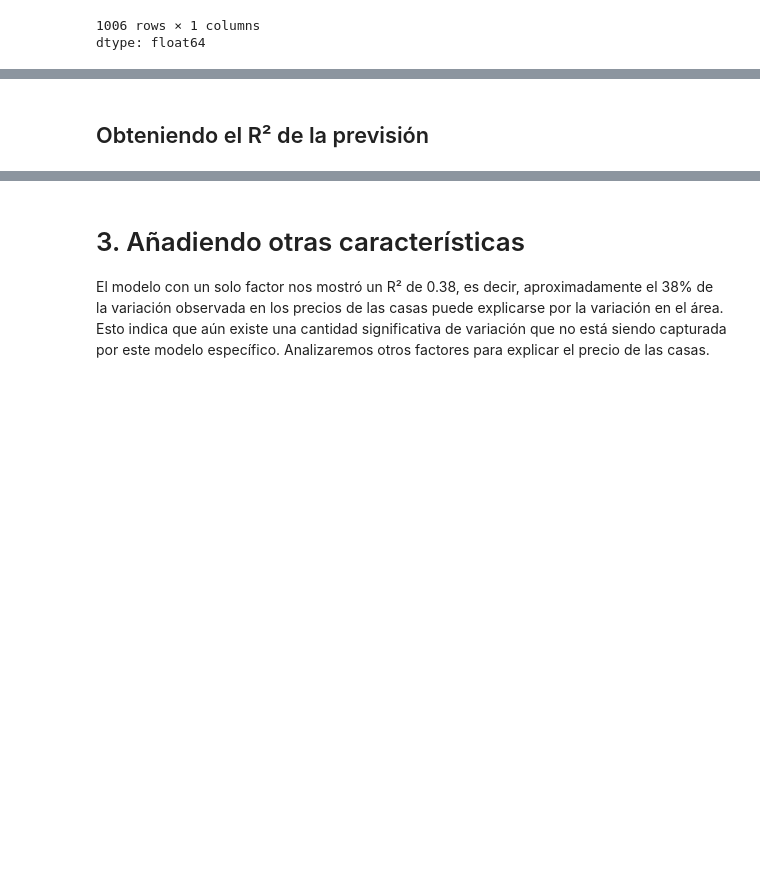
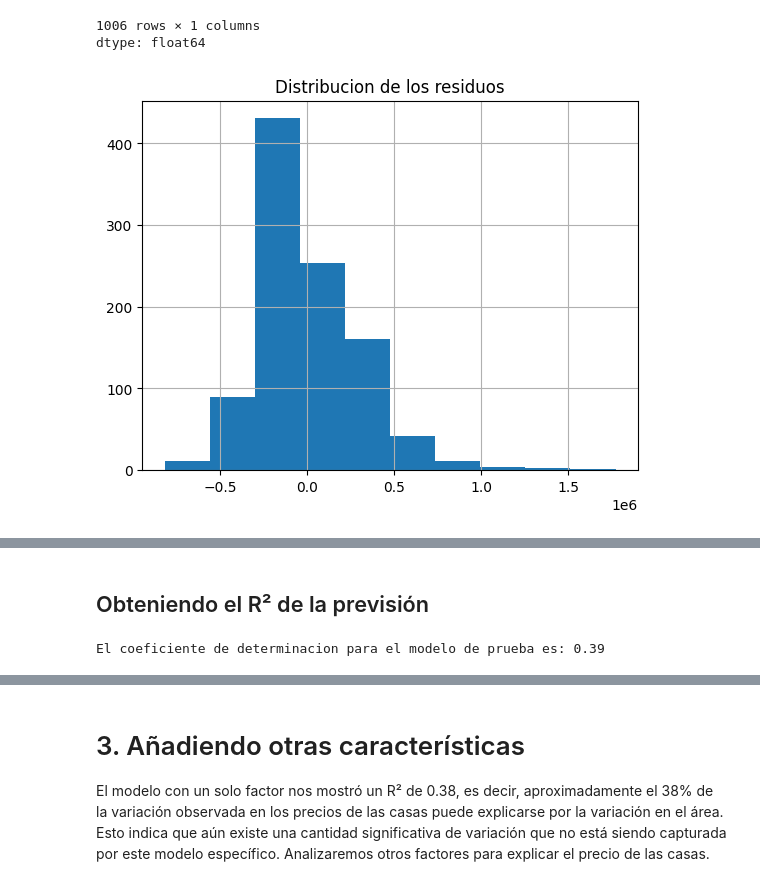
Before and after one commit to Cristi63/Challenge_Telecom, a Jupyter notebook: precios_de_inmuebles_regresion_lineal.ipynb, the cells around one changed output, grey strips where cells are left out. Drawn from its saved outputs; the diff is of its cells as text; code cells hidden in the pictures; blank space fills up the shorter version.

```diff
--- a/precios_de_inmuebles_regresion_lineal.ipynb
+++ b/precios_de_inmuebles_regresion_lineal.ipynb
@@ -277,7 +277,10 @@ dtype: float64
 # %%
 # Cómo están distribuidos
 modelo_0.resid.hist()
-plt.title('Distribucion de lls')
+plt.title('Distribucion de los residuos')
+plt.show()
+# %% [output]
+[figure, added]
 # %% [markdown]
 <img src="https://i.ibb.co/zGTB35V/residuos.png" alt="residuos" border="0">
 # %% [markdown]
@@ -290,0 +294,5 @@ plt.title('Distribucion de lls')
+# %%
+# mostrando el resultado de r²
+print(f'El coeficiente de determinacion para el modelo de prueba es: {round(r2_score(y_test,y_predic),2)}')
+# %% [output]
+El coeficiente de determinacion para el modelo de prueba es: 0.39
```
Also changed, not shown: parts of 23 cells of this notebook.
